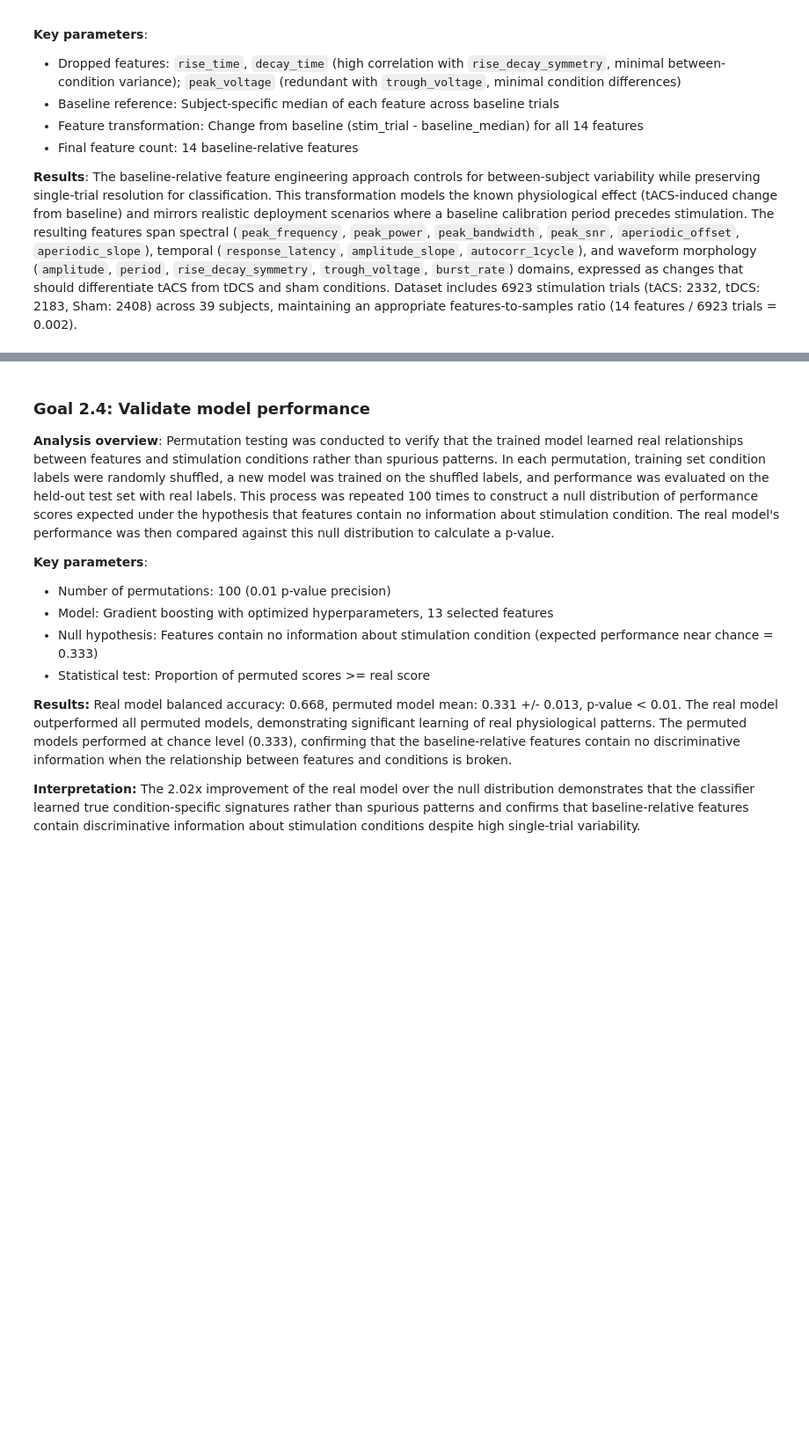
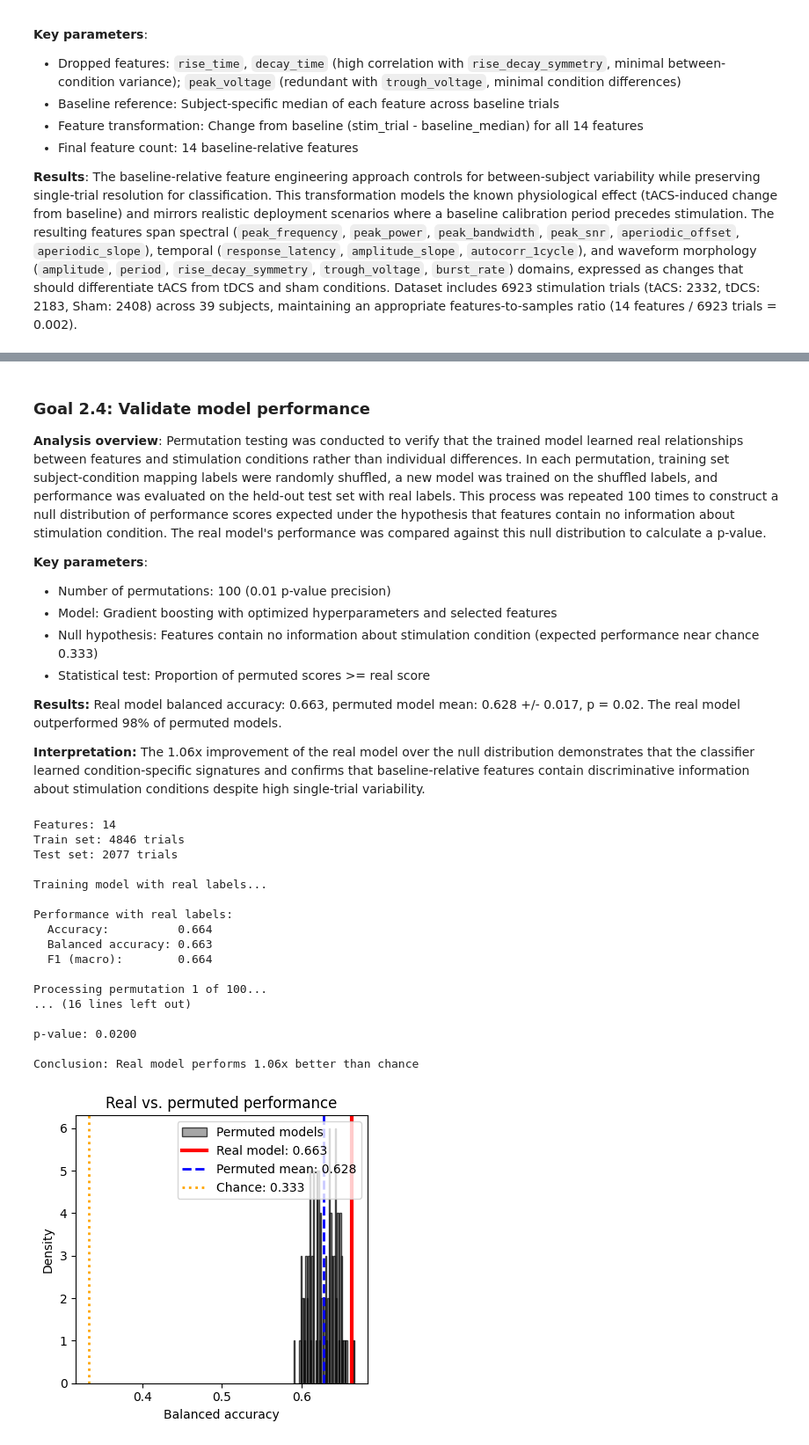
Before and after one commit to elizljohnson-projects/project-eeg-gamma-modulation-ml, a Jupyter notebook: gamma_mod_ml.ipynb, the cells around one changed output, grey strips where cells are left out. Shown: that part at 88% size. Saved outputs shown, nothing was run; the diff lists cells and outputs as text; code cells hidden in the pictures; blank space fills up the shorter version.

```diff
--- a/gamma_mod_ml.ipynb
+++ b/gamma_mod_ml.ipynb
@@ -321,24 +684,43 @@ results_df = test_feature_subsets(
 # %% [markdown]
 ### Goal 2.4: Validate model performance
 
-**Analysis overview**: Permutation testing was conducted to verify that the trained model learned real relationships between features and stimulation conditions rather than spurious patterns. In each permutation, training set condition labels were randomly shuffled, a new model was trained on the shuffled labels, and performance was evaluated on the held-out test set with real labels. This process was repeated 100 times to construct a null distribution of performance scores expected under the hypothesis that features contain no information about stimulation condition. The real model's performance was then compared against this null distribution to calculate a p-value.
+**Analysis overview**: Permutation testing was conducted to verify that the trained model learned real relationships between features and stimulation conditions rather than individual differences. In each permutation, training set subject-condition mapping labels were randomly shuffled, a new model was trained on the shuffled labels, and performance was evaluated on the held-out test set with real labels. This process was repeated 100 times to construct a null distribution of performance scores expected under the hypothesis that features contain no information about stimulation condition. The real model's performance was compared against this null distribution to calculate a p-value.
 
 **Key parameters**:
 - Number of permutations: 100 (0.01 p-value precision)
-- Model: Gradient boosting with optimized hyperparameters, 13 selected features
-- Null hypothesis: Features contain no information about stimulation condition (expected performance near chance = 0.333)
+- Model: Gradient boosting with optimized hyperparameters and selected features
+- Null hypothesis: Features contain no information about stimulation condition (expected performance near chance 0.333)
 - Statistical test: Proportion of permuted scores >= real score
 
-**Results:** Real model balanced accuracy: 0.668, permuted model mean: 0.331 +/- 0.013, p-value < 0.01. The real model outperformed all permuted models, demonstrating significant learning of real physiological patterns. The permuted models performed at chance level (0.333), confirming that the baseline-relative features contain no discriminative information when the relationship between features and conditions is broken.
+**Results:** Real model balanced accuracy: 0.663, permuted model mean: 0.628 +/- 0.017, p = 0.02. The real model outperformed 98% of permuted models.
 
-**Interpretation:** The 2.02x improvement of the real model over the null distribution demonstrates that the classifier learned true condition-specific signatures rather than spurious patterns and confirms that baseline-relative features contain discriminative information about stimulation conditions despite high single-trial variability.
+**Interpretation:** The 1.06x improvement of the real model over the null distribution demonstrates that the classifier learned condition-specific signatures and confirms that baseline-relative features contain discriminative information about stimulation conditions despite high single-trial variability.
 # %%
-# set optimal 13 features
-optimal_features = importances_df.head(13)['feature'].tolist()
+# set optimal features
+optimal_features = importances_df.head(best_n)['feature'].tolist()
 
 # run permutation tests
 perm_results = permutation_test(
     stim_trials,
     optimal_features,
     search_results['fine_best_params']
 )
+# %% [output]
+Features: 14
+Train set: 4846 trials
+Test set: 2077 trials
+
+Training model with real labels...
+
+Performance with real labels:
+  Accuracy:          0.664
+  Balanced accuracy: 0.663
+  F1 (macro):        0.664
+
+Processing permutation 1 of 100...
+... (16 lines left out)
+
+p-value: 0.0200
+
+Conclusion: Real model performs 1.06x better than chance
+[figure, added]
```
Also changed, not shown: parts of 27 cells of this notebook, 2 other files.
